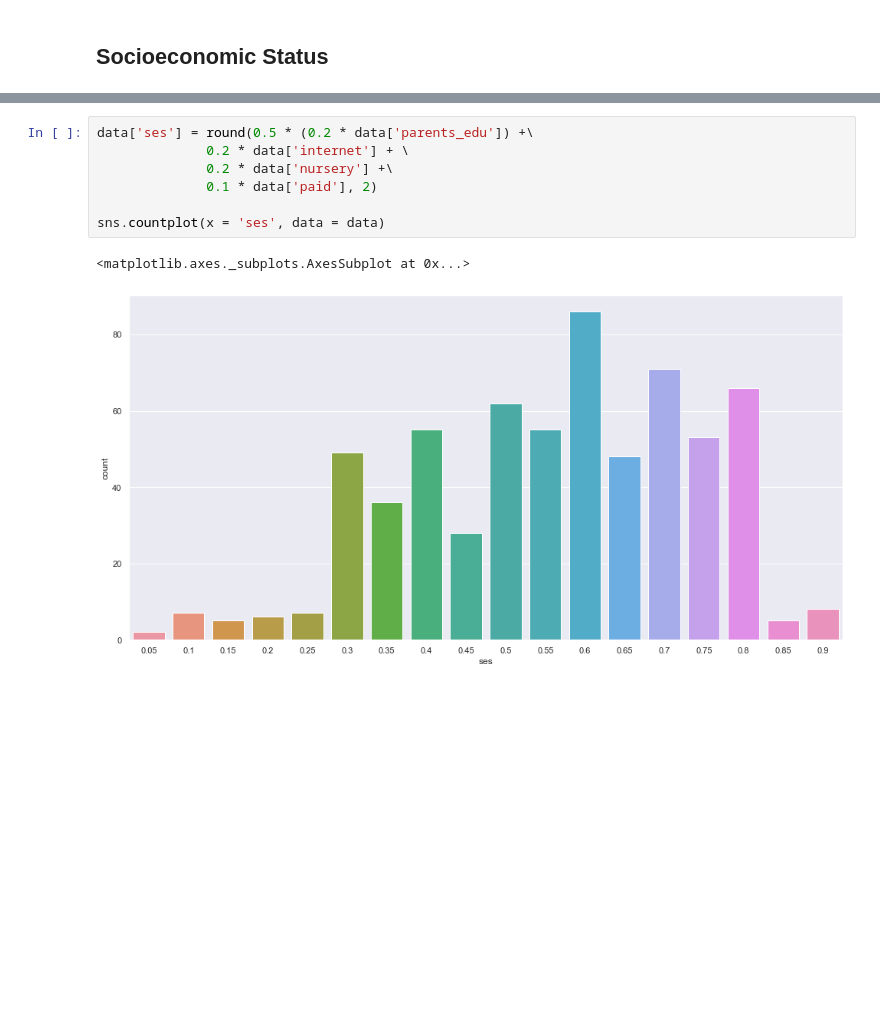
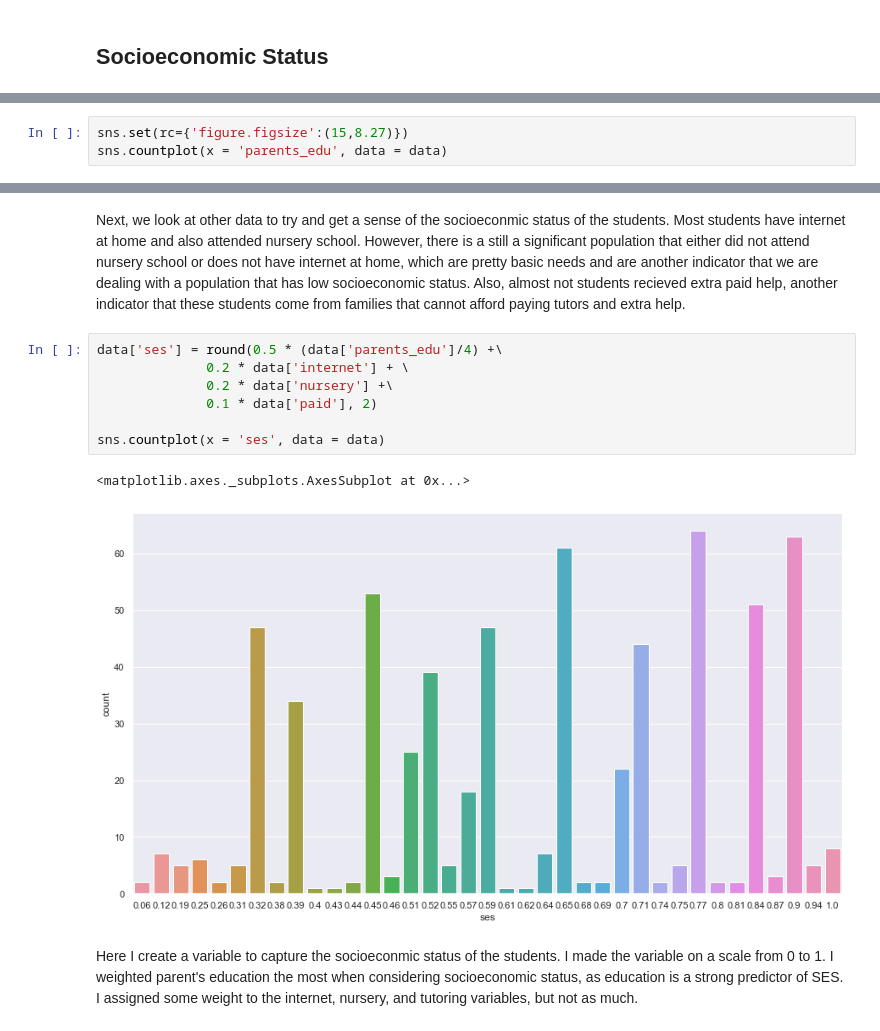
Before and after one commit to natanoliff/natanoliff.github.io, a Jupyter notebook: Alcohol_Consumption.ipynb, the cells around one changed output, grey strips where cells are left out. Cells and saved outputs as stored; diff of their text form; blank space fills up the shorter version.

```diff
--- a/Alcohol_Consumption.ipynb
+++ b/Alcohol_Consumption.ipynb
@@ -147,0 +107,3 @@ sns.countplot(x = 'parents_edu', data = data, ax=ax[2])
+# %%
+sns.set(rc={'figure.figsize':(15,8.27)})
+sns.countplot(x = 'parents_edu', data = data)
@@ -156,13 +129,17 @@ sns.countplot(x = 'paid', data = data, ax = ax[2])
+# %% [markdown]
+Next, we look at other data to try and get a sense of the socioeconmic status of the students. Most students have internet at home and also attended nursery school. However, there is a still a significant population that either did not attend nursery school or does not have internet at home, which are pretty basic needs and are another indicator that we are dealing with a population that has low socioeconomic status. Also, almost not students recieved extra paid help, another indicator that these students come from families that cannot afford paying tutors and extra help.
 # %%
-data['ses'] = round(0.5 * (0.2 * data['parents_edu']) +\
+data['ses'] = round(0.5 * (data['parents_edu']/4) +\
               0.2 * data['internet'] + \
               0.2 * data['nursery'] +\
               0.1 * data['paid'], 2)
 
 sns.countplot(x = 'ses', data = data)
 # %% [output]
 <matplotlib.axes._subplots.AxesSubplot at 0x...>
-[figure, old version]
+[figure, new version]
+# %% [markdown]
+Here I create a variable to capture the socioeconmic status of the students. I made the variable on a scale from 0 to 1. I weighted parent's education the most when considering socioeconomic status, as education is a strong predictor of SES. I assigned some weight to the internet, nursery, and tutoring variables, but not as much.
 # %%
 _ , ax = plt.subplots(1,2)
 sns.violinplot(x = 'Weekend_alc', y = 'ses', data = data, ax = ax[0])
```
Also changed, not shown: parts of 40 cells of this notebook.
